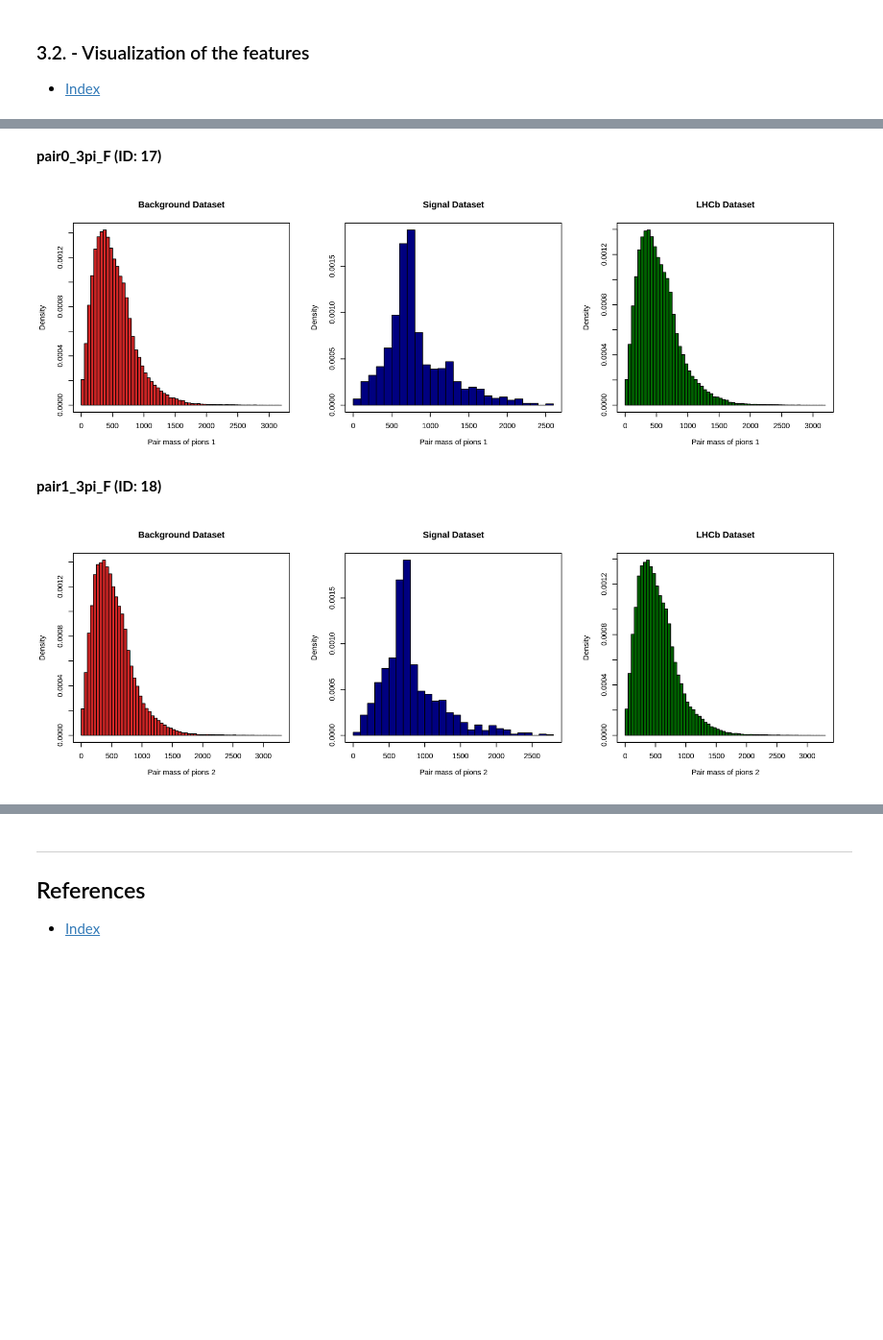
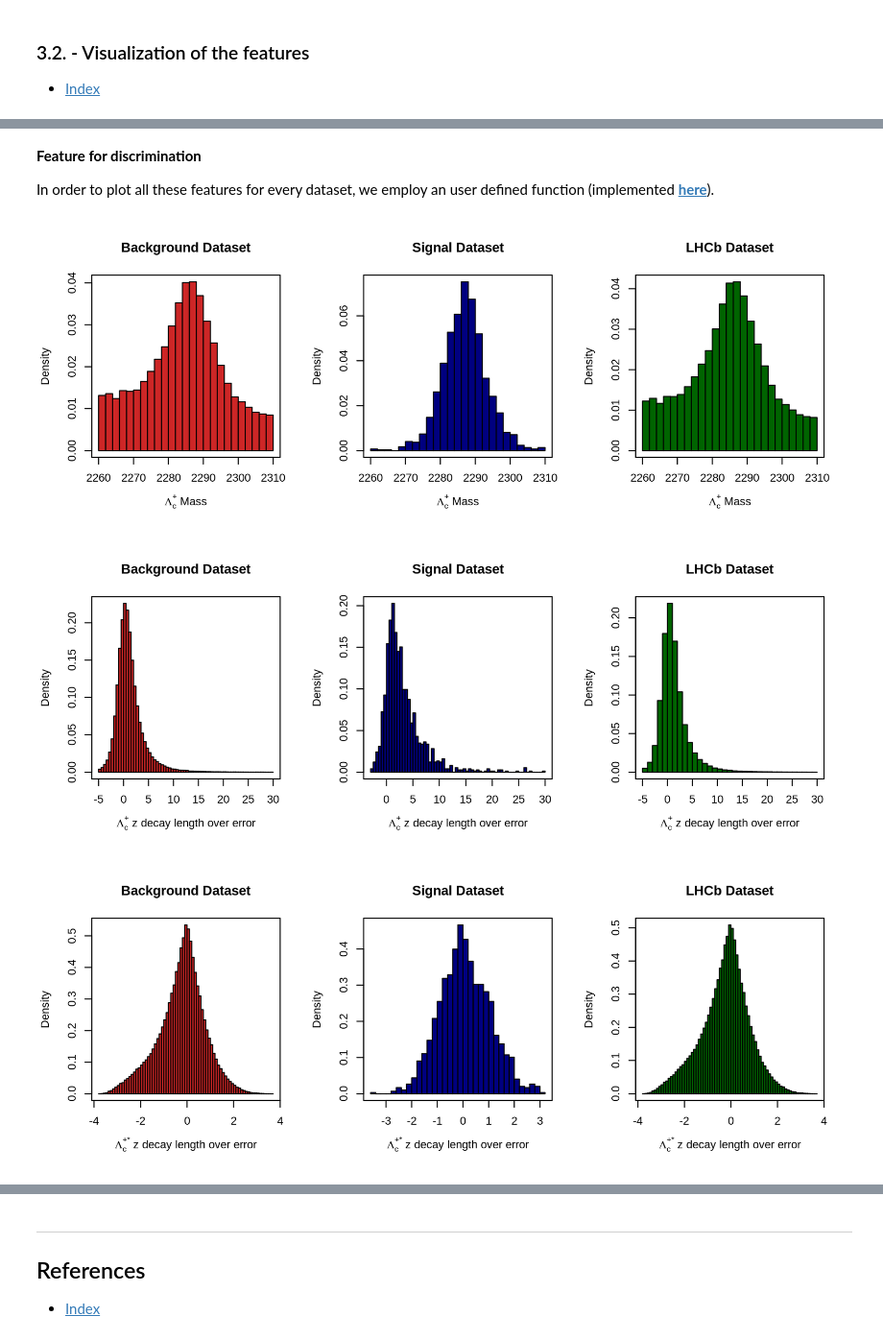
Before and after one commit to mastrovalentz/Adv_Stat_Final_Project, a Jupyter notebook: presentation/presentation.ipynb, the cells around one changed output, grey strips where cells are left out. Shown at 96% size. Cells and saved outputs as stored; diff of their text form; code cells hidden in the pictures; blank space fills up the shorter version.

```diff
--- a/presentation/presentation.ipynb
+++ b/presentation/presentation.ipynb
@@ -575,38 +314,10 @@ hist(data.lhcb$lcstarDecVerChi2_F,
-# %% [markdown]
-**pair0_3pi_F (ID: 17)**
-# %%
-par(mfrow=c(1,3))
-options(repr.plot.width=12, repr.plot.height=4, repr.plot.res=250)
-
-hist(data.bkg$pair0_3pi_F,
-     breaks=100, probability=TRUE, col="firebrick3",
-     xlab=expression(paste("Pair mass of pions 1")), main="Background Dataset"); box()
-
-hist(data.sig$pair0_3pi_F,
-     breaks=25, probability=TRUE, col="navy",
-     xlab=expression(paste("Pair mass of pions 1")), main="Signal Dataset");     box()
-
-hist(data.lhcb$pair0_3pi_F,
-     breaks=100, probability=TRUE, col="darkgreen",
-     xlab=expression(paste("Pair mass of pions 1")), main="LHCb Dataset");       box()
-# %% [output]
-[figure, removed]
-# %% [markdown]
-**pair1_3pi_F (ID: 18)**
-# %%
-par(mfrow=c(1,3))
-options(repr.plot.width=12, repr.plot.height=4, repr.plot.res=250)
-
-hist(data.bkg$pair1_3pi_F,
-     breaks=100, probability=TRUE, col="firebrick3",
-     xlab=expression(paste("Pair mass of pions 2")), main="Background Dataset"); box()
-
-hist(data.sig$pair1_3pi_F,
-     breaks=25, probability=TRUE, col="navy",
-     xlab=expression(paste("Pair mass of pions 2")), main="Signal Dataset");     box()
-
-hist(data.lhcb$pair1_3pi_F,
-     breaks=100, probability=TRUE, col="darkgreen",
-     xlab=expression(paste("Pair mass of pions 2")), main="LHCb Dataset");       box()
-# %% [output]
-[figure, removed]
+# %% [markdown]
+**Feature for discrimination**
+
+In order to plot all these features for every dataset, we employ an user defined function (implemented [**here**](https://github.com/mastrovalentz/Adv_Stat_Final_Project/blob/master/code/plot_all_input_features.R)).
+# %%
+plot_all_input_features(8, 3, 250)
+# %% [output]
+[figure, added]
+[figure, added]
+[figure, added]
```
Also changed, not shown: parts of 57 cells of this notebook, 5 other files.
